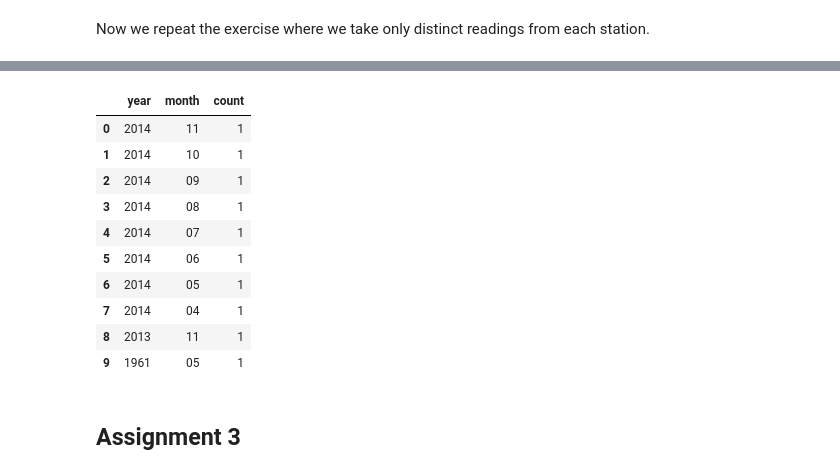
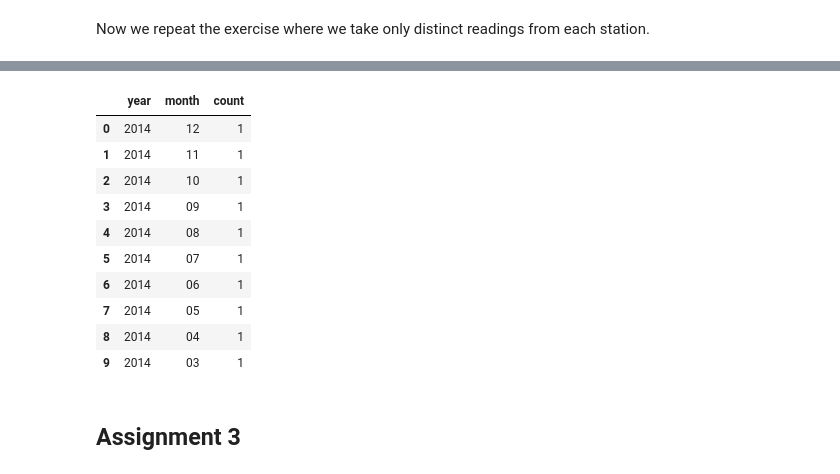
Before and after one commit to flennic/big-data-analytics, a Jupyter notebook: lab03/lab03.ipynb, the cells around one changed output, grey strips where cells are left out. Cells and saved outputs as stored; diff of their text form; code cells hidden in the pictures.

```diff
--- a/lab03/lab03.ipynb
+++ b/lab03/lab03.ipynb
@@ -210,0 +219,14 @@ Wall time: 473 ms
+# %%
+%%time
+
+global res
+
+res = sc_sql.sql("""
+    SELECT year, month, COUNT(DISTINCT year) AS count
+    FROM temp_schema
+    WHERE year >= 1950 AND year <= 2014 and temp > 10
+    GROUP BY year, month
+    ORDER BY cast(year as integer) DESC, cast(month as integer) DESC
+""")
+
+res = res.toPandas()
@@ -211,17 +236,17 @@ Wall time: 473 ms
 # %%
-df.head(10)
+res.head(10)
 # %% [output]
 |  | year | month | count |
-| 0 | 2014 | 11 | 1 |
-| 1 | 2014 | 10 | 1 |
-| 2 | 2014 | 09 | 1 |
-| 3 | 2014 | 08 | 1 |
-| 4 | 2014 | 07 | 1 |
-| 5 | 2014 | 06 | 1 |
-| 6 | 2014 | 05 | 1 |
-| 7 | 2014 | 04 | 1 |
-| 8 | 2013 | 11 | 1 |
-| 9 | 1961 | 05 | 1 |
+| 0 | 2014 | 12 | 1 |
+| 1 | 2014 | 11 | 1 |
+| 2 | 2014 | 10 | 1 |
+| 3 | 2014 | 09 | 1 |
+| 4 | 2014 | 08 | 1 |
+| 5 | 2014 | 07 | 1 |
+| 6 | 2014 | 06 | 1 |
+| 7 | 2014 | 05 | 1 |
+| 8 | 2014 | 04 | 1 |
+| 9 | 2014 | 03 | 1 |
 # %% [markdown]
 ## Assignment 3
 # %% [markdown]
```
Also changed, not shown: parts of 28 cells of this notebook, 1 other file.
